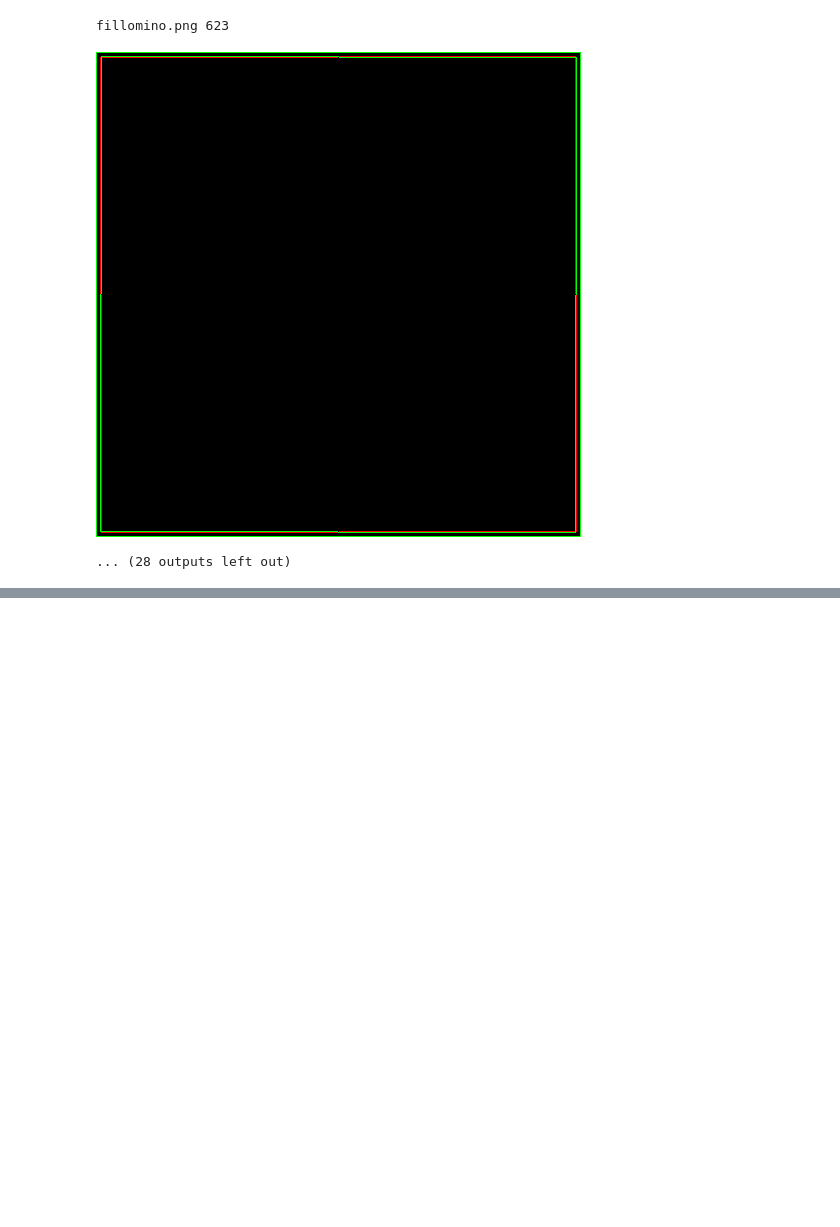
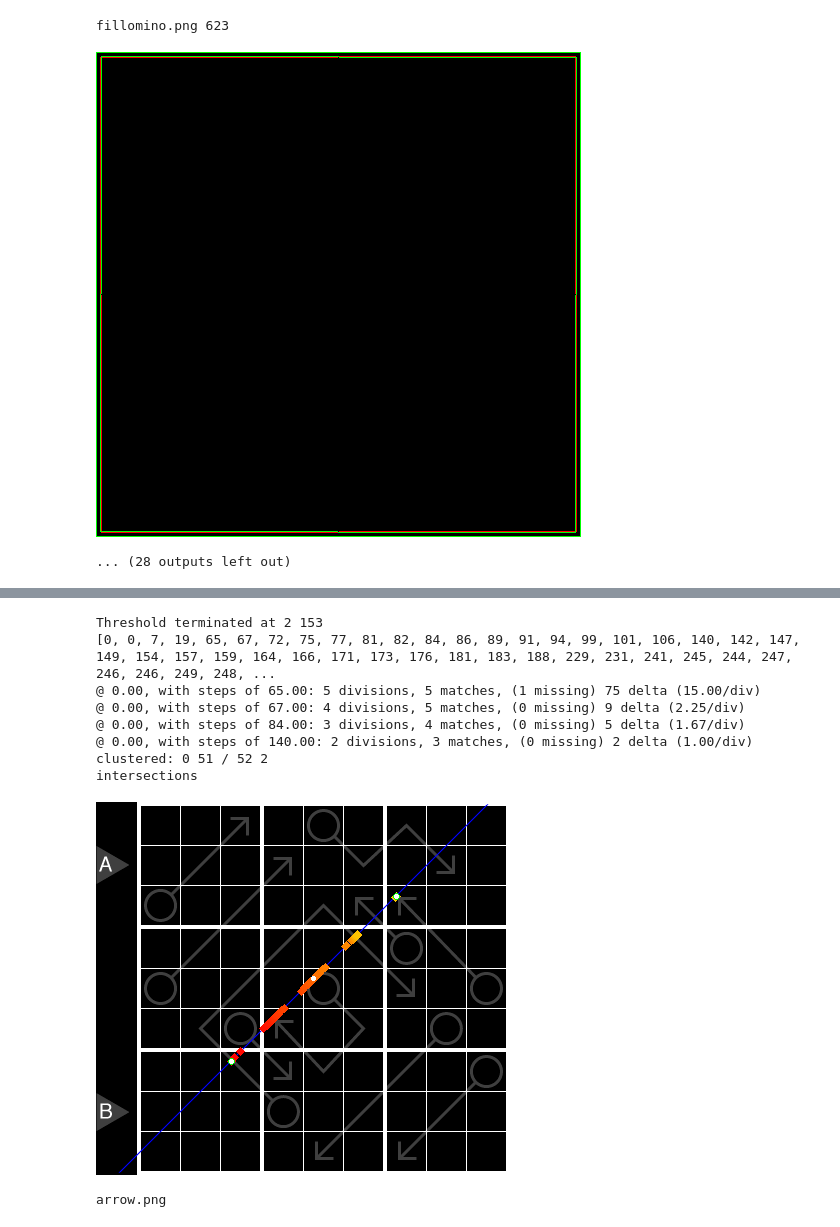
Before and after one commit to PhilHarnish/forge, a Jupyter notebook: src/data/image/scratch.ipynb, the cells around one changed output, grey strips where cells are left out. Cells and saved outputs as stored; diff of their text form; code cells hidden in the pictures; blank space fills up the shorter version.

```diff
--- a/src/data/image/scratch.ipynb
+++ b/src/data/image/scratch.ipynb
@@ -431,0 +392,80 @@ preserved
+# %%
+from data.image import lines_classifier, coloring, component, component_database, image, utils
+#from util.geometry import np2d
+from puzzle.constraints.image import decompose_constraints
+
+#importlib.reload(np2d)
+importlib.reload(lines_classifier)
+importlib.reload(coloring)
+importlib.reload(utils)
+importlib.reload(decompose_constraints)
+importlib.reload(decompose)
+importlib.reload(image)
+importlib.reload(image_problem)
+
+#image.show = show
+decompose.show = show
+lines_classifier.show = show
+lines_classifier.plt = plt
+
+_FOCUS = {
+   'arrow.png',
+   'askew.png',
+#   'cages.png',
+#   'crossword.png',
+#   'castlewall.png',
+#   'fillomino.png',
+#   'kenken.png',
+#   'nonogram.png',
+#   'nurimaze.png',
+#   'pentopia.png',
+#   'skyscraper.png',
+   'pathfinder.png',
+   'thermo.png',
+#   'rowsgarden.png',
+#   'slitherlink.png',
+#   'spiral.png',
+#   'strimko.png',
+}
+
+
+for n, i in imgs():
+  p = image_problem.ImageProblem(n, i)
+  #show(p._decompose.get_debug_data())
+  src = p._prepare_image.get_debug_data()
+  height, width = src.shape[:2]
+  threshold = int(min(width, height) // 2)
+  #show('src', src)
+  # Edge detection
+  dst = cv2.cvtColor(src, cv2.COLOR_GRAY2BGR)
+  classified = lines_classifier.LinesClassifier(src)
+  #show('canny', classified._canny)
+  #continue
+  groups = classified.filtered_line_groups()
+  #plt.plot(list(math.degrees(line[1]) for group in groups for line in group))
+  #plt.show()
+  #print('n groups:', len(groups))
+  for color, group in zip(coloring.colors(len(groups)), groups):
+    color = color.tolist()
+    #print('group with theta', math.degrees(group[0][1]), 'is color', color)
+    for rho, theta in group:
+      a = math.cos(theta)
+      b = math.sin(theta)
+      x0 = a * rho
+      y0 = b * rho
+      pt1 = (int(x0 + 1000*(-b)), int(y0 + 1000*(a)))
+      pt2 = (int(x0 - 1000*(-b)), int(y0 - 1000*(a)))
+      #print(pt1, pt2)
+      cv2.line(dst, pt1, pt2, color, 1, cv2.LINE_AA)
+  show(n, dst)
+# %% [output]
+Threshold terminated at 2 153
+[0, 0, 7, 19, 65, 67, 72, 75, 77, 81, 82, 84, 86, 89, 91, 94, 99, 101, 106, 140, 142, 147, 149, 154, 157, 159, 164, 166, 171, 173, 176, 181, 183, 188, 229, 231, 241, 245, 244, 247, 246, 246, 249, 248, ...
+@ 0.00, with steps of 65.00: 5 divisions, 5 matches, (1 missing) 75 delta (15.00/div)
+@ 0.00, with steps of 67.00: 4 divisions, 5 matches, (0 missing) 9 delta (2.25/div)
+@ 0.00, with steps of 84.00: 3 divisions, 4 matches, (0 missing) 5 delta (1.67/div)
+@ 0.00, with steps of 140.00: 2 divisions, 3 matches, (0 missing) 2 delta (1.00/div)
+clustered: 0 51 / 52 2
+intersections
+[figure, added]
+arrow.png
```
Also changed, not shown: parts of 5 cells of this notebook, 1 other file.
